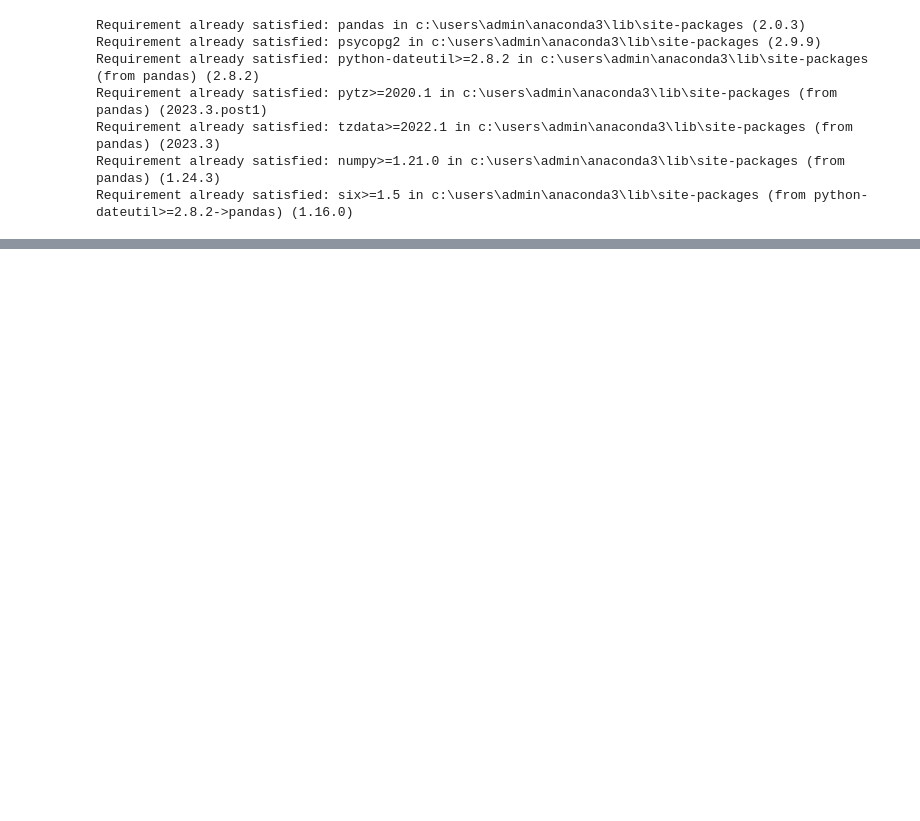
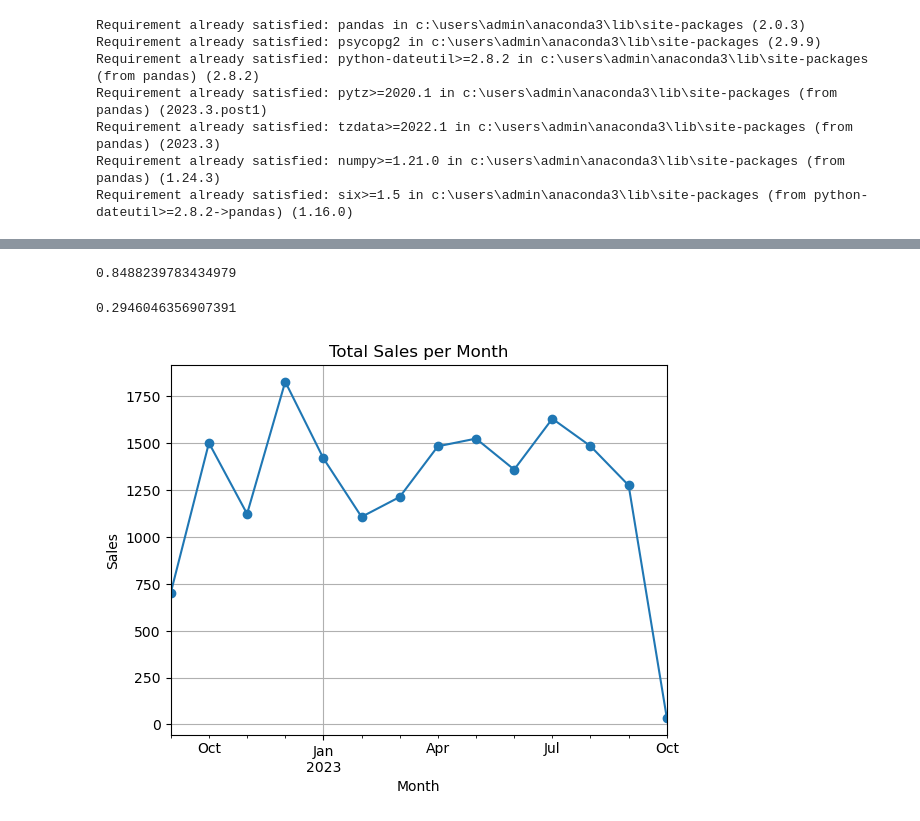
Before and after one commit to CMathenge1/data_science, a Jupyter notebook: panda_sql.py.ipynb, the cells around one changed output, grey strips where cells are left out. Saved outputs shown, nothing was run; the diff lists cells and outputs as text; code cells hidden in the pictures; blank space fills up the shorter version.

```diff
--- a/panda_sql.py.ipynb
+++ b/panda_sql.py.ipynb
@@ -27,0 +171,5 @@ OptionError: No such option
+# %%
+#Correlation between buying_price and profit
+mydf['buying_price'].corr(mydf['profit'])
+# %% [output]
+0.8488239783434979
@@ -27,0 +178,20 @@ OptionError: No such option
+# %%
+#there is no correlation between productname and profit as it is hard to find a correlation on non-numerical values
+mydf['productname'].astype('category').cat.codes.corr(mydf['profit'])
+# %% [output]
+0.2946046356907391
+# %%
+#Graph the monthly sales
+mydf['Sales'] =( mydf['new_sp'] - mydf['buying_price'])
+# Group by the month extracted from the 'Date' column and sum the 'Sales' within each group
+grouped_df = mydf.groupby(mydf['created_at'].dt.to_period('M'))['Sales'].sum()
+
+# Create a line plot
+grouped_df.plot(kind='line', x='Month',y='Sales', marker='o')
+plt.xlabel('Month')
+plt.ylabel('Sales')
+plt.title('Total Sales per Month')
+plt.grid(True)
+plt.show()
+# %% [output]
+[figure, added]
```
Also changed, not shown: parts of 19 cells of this notebook, 2 other files.
